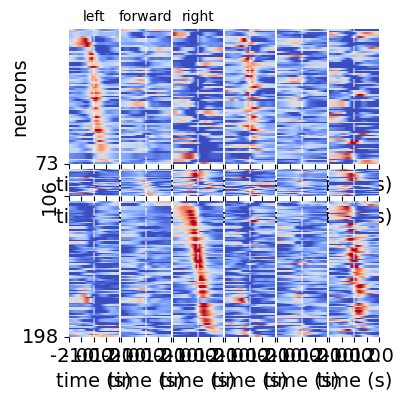
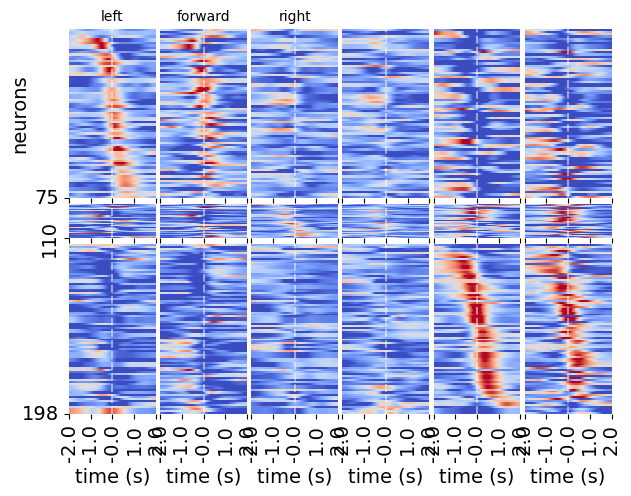
Code edit (unified diff) that turned the first committed figure into the second:
--- before
+++ after
@@ -1,3 +1,3 @@
 reload(um_ea)
-f, axes = plt.subplots(3, 6, figsize=(4, 4), height_ratios=[1, 0.2, 1], sharex=True)
+f, axes = plt.subplots(3, 6, figsize=(7, 5), height_ratios=[1, 0.2, 1], sharex=True)
 um_ea.plot_matched_egocentric_action_tuning_heatmap(A, B, fig=f, axes=axes)

Commit: fiddling with ego plots